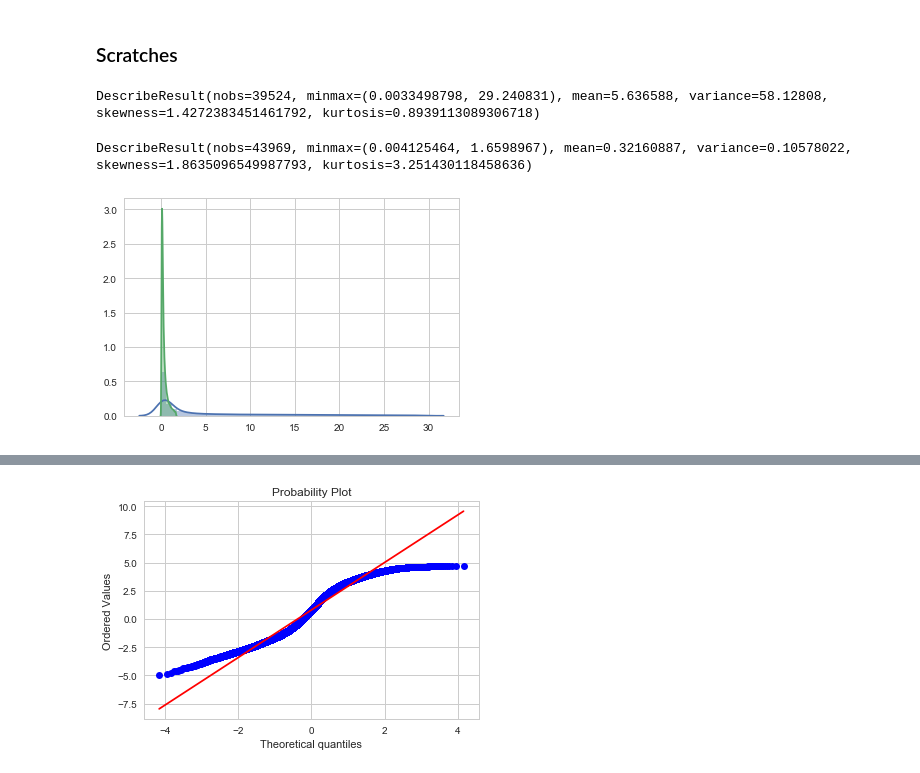
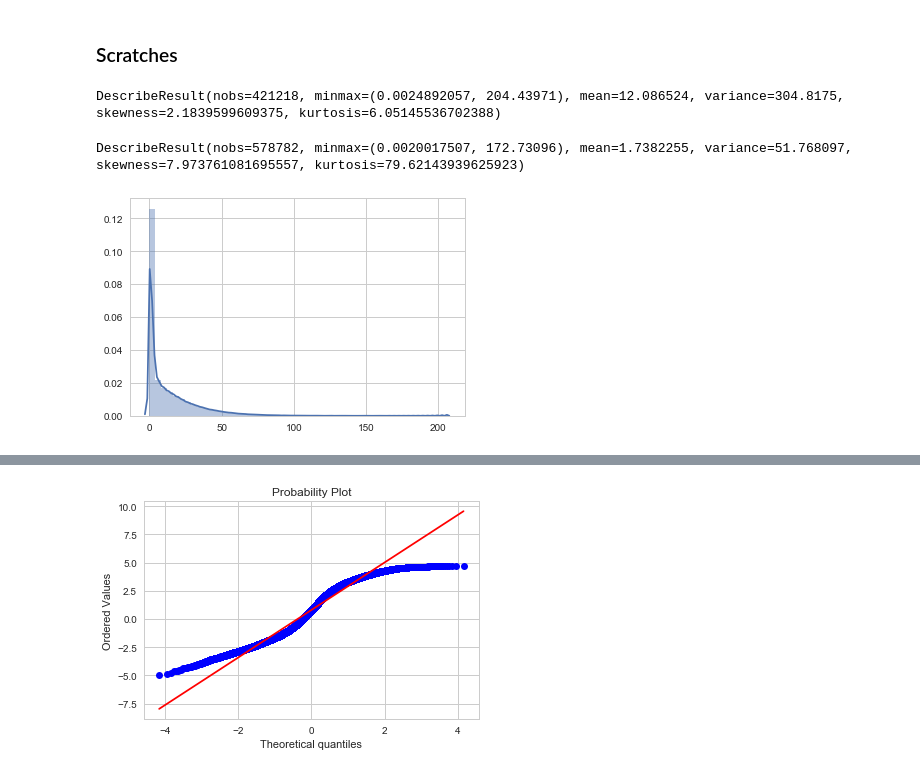
Before and after one commit to almaslov/idao2019, a Jupyter notebook: 08_data_cleaning.ipynb, the cells around one changed output, grey strips where cells are left out. Cells and saved outputs as stored; diff of their text form; code cells hidden in the pictures.

```diff
--- a/08_data_cleaning.ipynb
+++ b/08_data_cleaning.ipynb
@@ -44,7 +44,7 @@ def ndprint(a, precision=3):
 # derivative cols
 # %%
 %%time
-used_cols = xyz_cols + mom_cols + hit_type_cols + dxyz_cols + exy_cols + edxy_cols
-train = read_train(used_cols, 100000)
+used_cols = xyz_cols + mom_cols + hit_type_cols + dxyz_cols + exy_cols + edxy_cols + hit_stats_cols
+train = read_train(used_cols, 1000000)
 display(train.shape, count_classes(train))
 # %% [output]
@@ -149,7 +149,7 @@ display(df_scores.describe())
 import numpy as np
 from common import xy_cols, exy_cols, dx_cols, dy_cols, edxy_cols, N_STATIONS
 
-err_cols = ['ErrMSE', 'Chi2Quantile']
+err_cols = ['ErrMSE']
 
 nerr_x_cols = ['NErr_X[%i]' % i for i in range(N_STATIONS)]
 nerr_y_cols = ['NErr_Y[%i]' % i for i in range(N_STATIONS)]
@@ -158,7 +158,7 @@ nerr_xy_cols = nerr_x_cols + nerr_y_cols
 
 def add_mse(data, features):
     dxy = (data.loc[:, xy_cols].values - data.loc[:, exy_cols].values) / data.loc[:, dx_cols + dy_cols].values / 2.
-    D = np.mean(dxy**2, axis=1)
+    D = np.nanmean(dxy**2, axis=1)
 
     data.loc[:, err_cols[0]] = D
     features += [err_cols[0]]
@@ -175,22 +175,26 @@ def add_normed_err(data, features):
     features += nerr_xy_cols
     return data
 # %%
-dt = sample(train, 100000).copy()
+dt = sample(train, 1000000).copy()
 dt = add_mse(dt, [])
+dt = add_coses(dt, [])
+dt = add_normed_err(dt, [])
 # %%
-dts = [d[err_cols[0]].dropna() for d in split_classes(dt)]
+dts = [d[err_cols[0]] for d in split_classes(dt)]
 for i in range(2):
     d = dts[i]
-    dts[i] = d[d < d.quantile(.9)]
+    dts[i] = d #d[d < d.quantile(.9)]
 
 dt0 = dts[0].values
 dt1 = dts[1].values
 
 display(sts.describe(dt0))
 display(sts.describe(dt1))
-_ = sns.distplot(dt0)
-_ = sns.distplot(dt1)
+with warnings.catch_warnings():
+    warnings.filterwarnings('ignore')
+    _ = sns.distplot(dt0)
+#     _ = sns.distplot(dt1)
 # %% [output]
-DescribeResult(nobs=39524, minmax=(0.0033498798, 29.240831), mean=5.636588, variance=58.12808, skewness=1.4272383451461792, kurtosis=0.8939113089306718)
+DescribeResult(nobs=421218, minmax=(0.0024892057, 204.43971), mean=12.086524, variance=304.8175, skewness=2.1839599609375, kurtosis=6.05145536702388)
-DescribeResult(nobs=43969, minmax=(0.004125464, 1.6598967), mean=0.32160887, variance=0.10578022, skewness=1.8635096549987793, kurtosis=3.251430118458636)
+DescribeResult(nobs=578782, minmax=(0.0020017507, 172.73096), mean=1.7382255, variance=51.768097, skewness=7.973761081695557, kurtosis=79.62143939625923)
-[figure, old version]
+[figure, new version]
```
Also changed, not shown: parts of 13 cells of this notebook, 1 other file.
